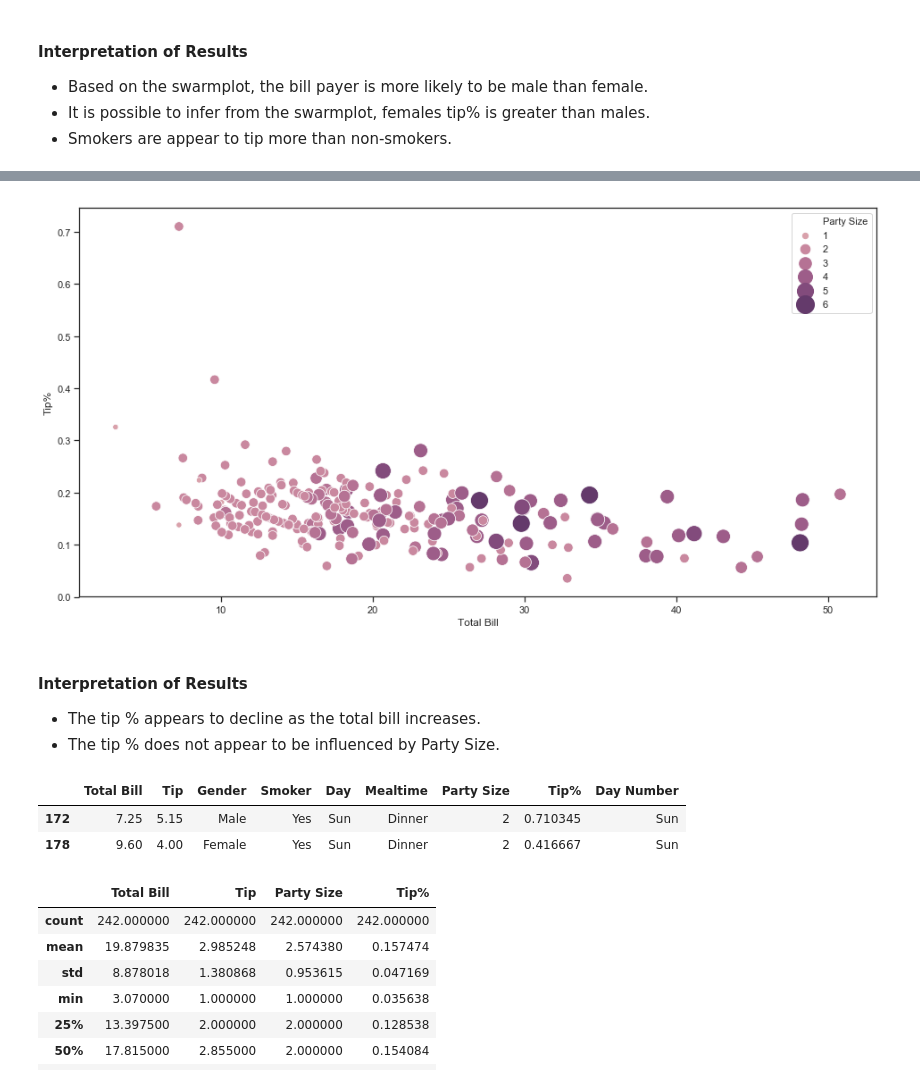
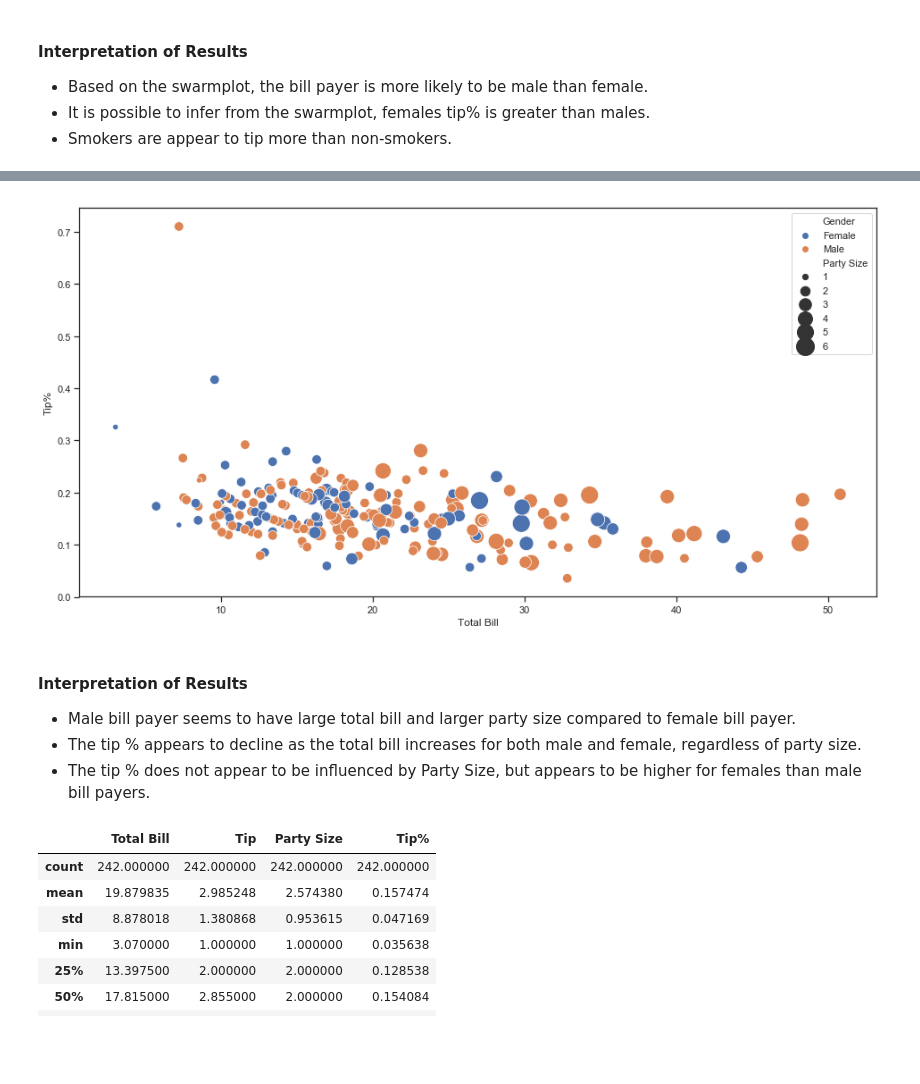
Before and after one commit to pcaulfie/fundamentals-project, a Jupyter notebook: Fundamentals of Data Analysis.ipynb, the cells around one changed output, grey strips where cells are left out. Drawn from its saved outputs; the diff is of its cells as text; code cells hidden in the pictures; blank space fills up the shorter version.

Commit message:
created new pairplot and amended bubble plot changing palette to allow 4th dimension to be plotted. Moved Outlier section under preprocessing. Updated interpreation of results

```diff
--- a/Fundamentals of Data Analysis.ipynb
+++ b/Fundamentals of Data Analysis.ipynb
@@ -679,31 +747,21 @@ sns.catplot(x='Gender', y='Tip%', hue='Smoker', kind="swarm", data=df);
 # %%
 # Test if there is an association between the total bill and tip%.
 # Investigate whether bill size impacts tip ratio or if bigger groups tip with better ratios.
 # adapted from https://seaborn.pydata.org/generated/seaborn.scatterplot.html
 # Resize the figure - taken from https://stackoverflow.com/a/53725768
 plt.gcf().set_size_inches(16, 8)
-# Use a different continuous color map:
-cmap = sns.cubehelix_palette(dark=.3, light=.7, as_cmap=True)
 # Use scatterplot to plot the relationship between tip % and total bill
-# Use “Party Size” as the color to see the relationship between tip % and gender split by smoker.
+# Use “Gender” as the color to see the relationship between tip % and gender split by smoker.
+# Use "Party Size" for the bubbles
 # Change the minimum and maximum point size and show all sizes in legend:
-sns.scatterplot(x='Total Bill', y='Tip%', hue='Party Size', size='Party Size', sizes=(40, 400), palette=cmap,legend="full", data=df);
+sns.scatterplot(x='Total Bill', y='Tip%', hue='Gender', size='Party Size', sizes=(40, 400), legend="full", data=df);
 # %% [output]
-[figure, old version]
+[figure, new version]
 # %% [markdown]
 #### Interpretation of Results
-* The tip % appears to decline as the total bill increases.
-* The tip % does not appear to be influenced by Party Size.
+* Male bill payer seems to have large total bill and larger party size compared to female bill payer.
+* The tip % appears to decline as the total bill increases for both male and female, regardless of party size.
+* The tip % does not appear to be influenced by Party Size, but appears to be higher for females than male bill payers.
-# %%
-# create a dataframe called outlier by extracting rows from the df dataframe where the values in Tip% column are greater than 0.4
-outlier = (df.loc[df.loc[:, 'Tip%'] > 0.4]) # Adapted from McLoughlin (2019)
-# Display outlier array
-outlier
-# Display 2 rows of data which may contain potential outliers
-# %% [output]
-|  | Total Bill | Tip | Gender | Smoker | Day | Mealtime | Party Size | Tip% | Day Number |
-| 172 | 7.25 | 5.15 | Male | Yes | Sun | Dinner | 2 | 0.710345 | Sun |
-| 178 | 9.60 | 4.00 | Female | Yes | Sun | Dinner | 2 | 0.416667 | Sun |
 # %%
 # Drop outliers and create new dataframe df3
 # Adapted from https://thispointer.com/python-pandas-how-to-drop-rows-in-dataframe-by-index-labels/
```
Also changed, not shown: parts of 14 cells of this notebook.
